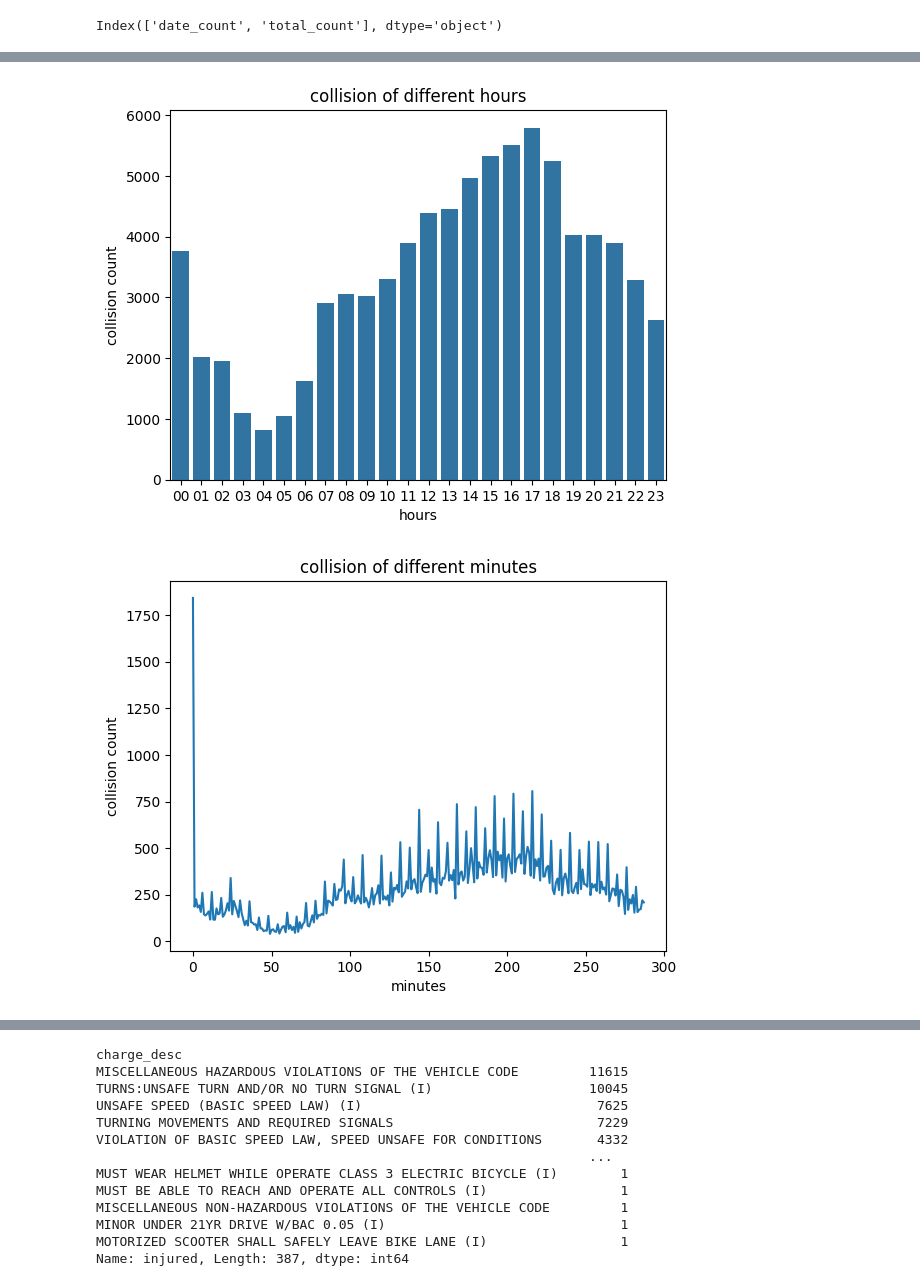
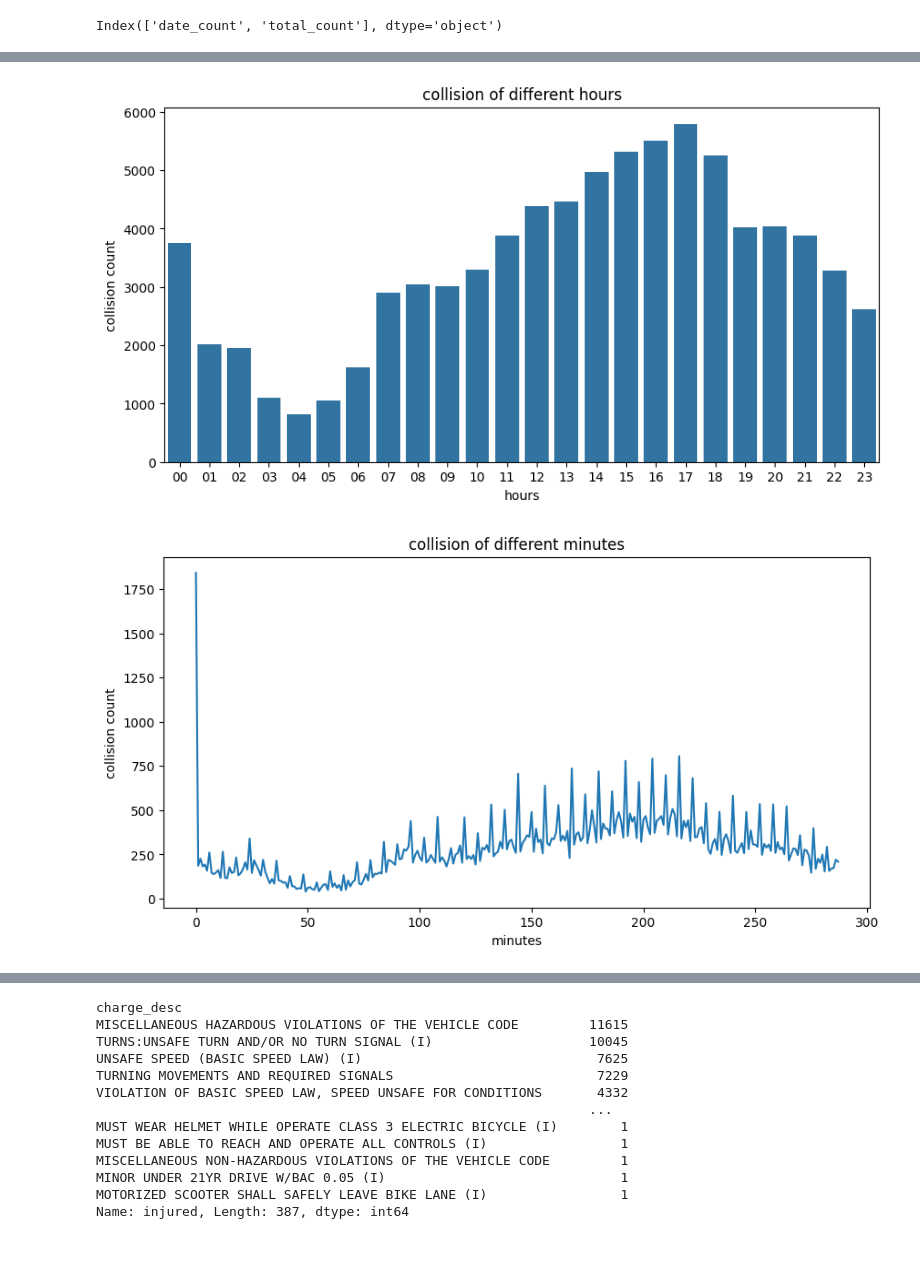
Before and after one commit to rellimrebo/traffic-risk-estimator, a Jupyter notebook: data_statistic.ipynb, the cells around one changed output, grey strips where cells are left out. Cells and saved outputs as stored; diff of their text form; code cells hidden in the pictures; blank space fills up the shorter version.

```diff
--- a/data_statistic.ipynb
+++ b/data_statistic.ipynb
@@ -6,5 +9,6 @@ import matplotlib.pyplot as plt
 # %%
 collision_data = pd.read_csv('collision_reports_processed.csv')
+collision_data = collision_data.fillna('UNKNOWN')
 traffic_data = pd.read_csv('traffic_counts_processed.csv')
 # %%
 collision_data.columns
@@ -112,13 +153,14 @@ hours = sorted(hour_count.items(), key = lambda x: x[0])
 hours = {hour: count for hour, count in hours}
 # %%
 # visualization
+plt.figure(figsize=(10, 5))
 sns.barplot(x=hours.keys(), y=hours.values())
 plt.title('collision of different hours')
 plt.xlabel('hours')
 plt.ylabel('collision count')
 plt.show()
 # %% [output]
-[figure, old version]
+[figure, new version]
 # %%
 # collision count in minutes
 minute_count = collision_data.groupby('hour_minute').count()
@@ -129,10 +171,12 @@ for index, value in minute_count.items():
     minute_count_dict[index_minute] += value
 # %%
 # my plot is ugly, especially this one, try some different ways
+plt.figure(figsize=(10, 5))
+
 sns.lineplot(x=minute_count_dict.keys(), y=minute_count_dict.values())
 plt.title('collision of different minutes')
 plt.xlabel('minutes')
 plt.ylabel('collision count')
 plt.show()
 # %% [output]
-[figure, old version]
+[figure, new version]
```
Also changed, not shown: parts of 44 cells of this notebook.
